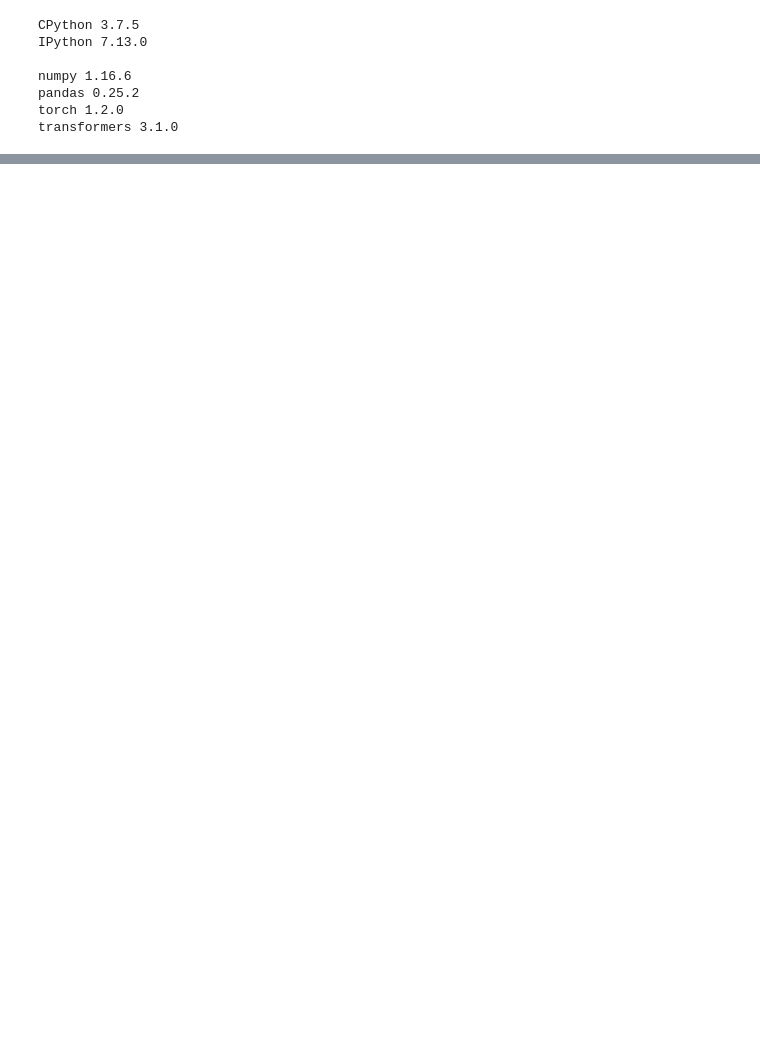
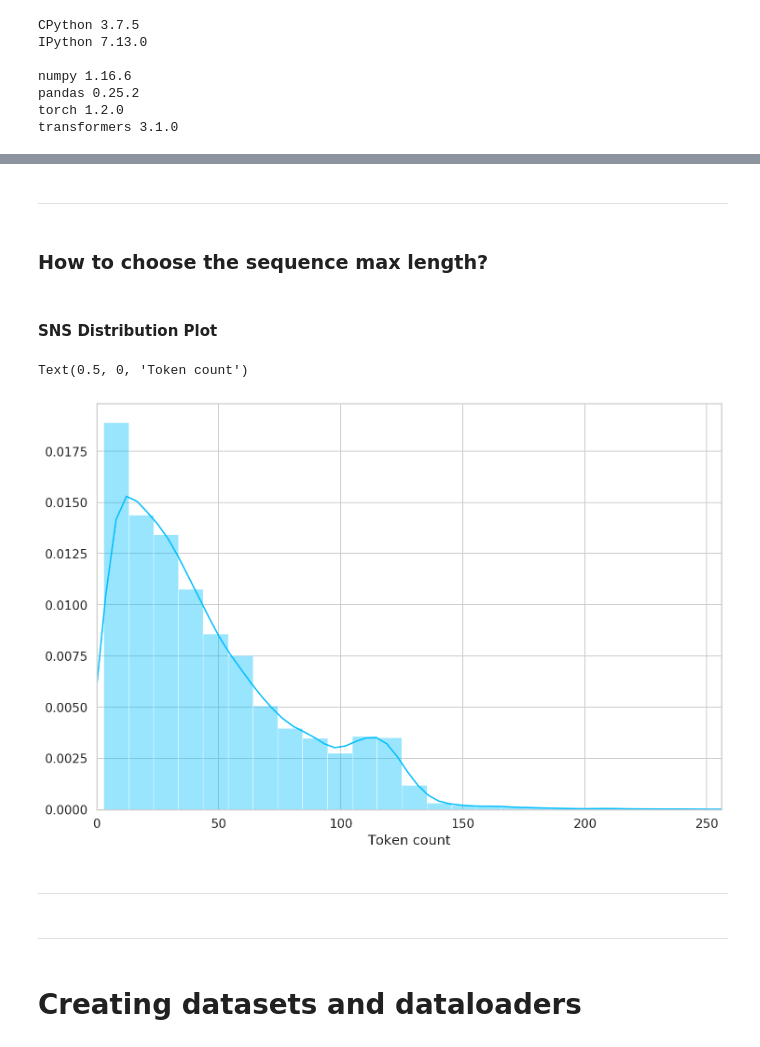
Before and after one commit to Ali-Tabaja/AI-madrid, a Jupyter notebook: sentiment-analysis-with-bert.ipynb, the cells around one changed output, grey strips where cells are left out. Drawn from its saved outputs; the diff is of its cells as text; code cells hidden in the pictures; blank space fills up the shorter version.

```diff
--- a/sentiment-analysis-with-bert.ipynb
+++ b/sentiment-analysis-with-bert.ipynb
@@ -36,0 +210,2 @@ sns.set(style='whitegrid',
+# %%
+sample_txt = 'When was I last outside? I am stuck at home for 2 weeks.'
@@ -36,0 +214,3 @@ sns.set(style='whitegrid',
+# %%
+# Tokenize (here it will separate)
+tokens = tokenizer.tokenize(sample_txt)
@@ -36,0 +304,22 @@ sns.set(style='whitegrid',
+# %% [markdown]
+---
+# %% [markdown]
+### How to choose the sequence max length?
+# %%
+tokens_len = []
+# %%
+for txt in df.content:
+    tokens = tokenizer.encode(txt,
+                              truncation=True,
+                              max_length = 512)
+    tokens_len.append(len(tokens))
+# %% [markdown]
+#### SNS Distribution Plot
+# %%
+sns.distplot(tokens_len)
+plt.xlim([0, 256])
+
+plt.xlabel('Token count')
+# %% [output]
+Text(0.5, 0, 'Token count')
+[figure, added]
@@ -36,0 +328,6 @@ sns.set(style='whitegrid',
+# %% [markdown]
+----
+# %% [markdown]
+----
+# %% [markdown]
+# Creating datasets and dataloaders
```
Also changed, not shown: parts of 147 cells of this notebook, 3 other files.
